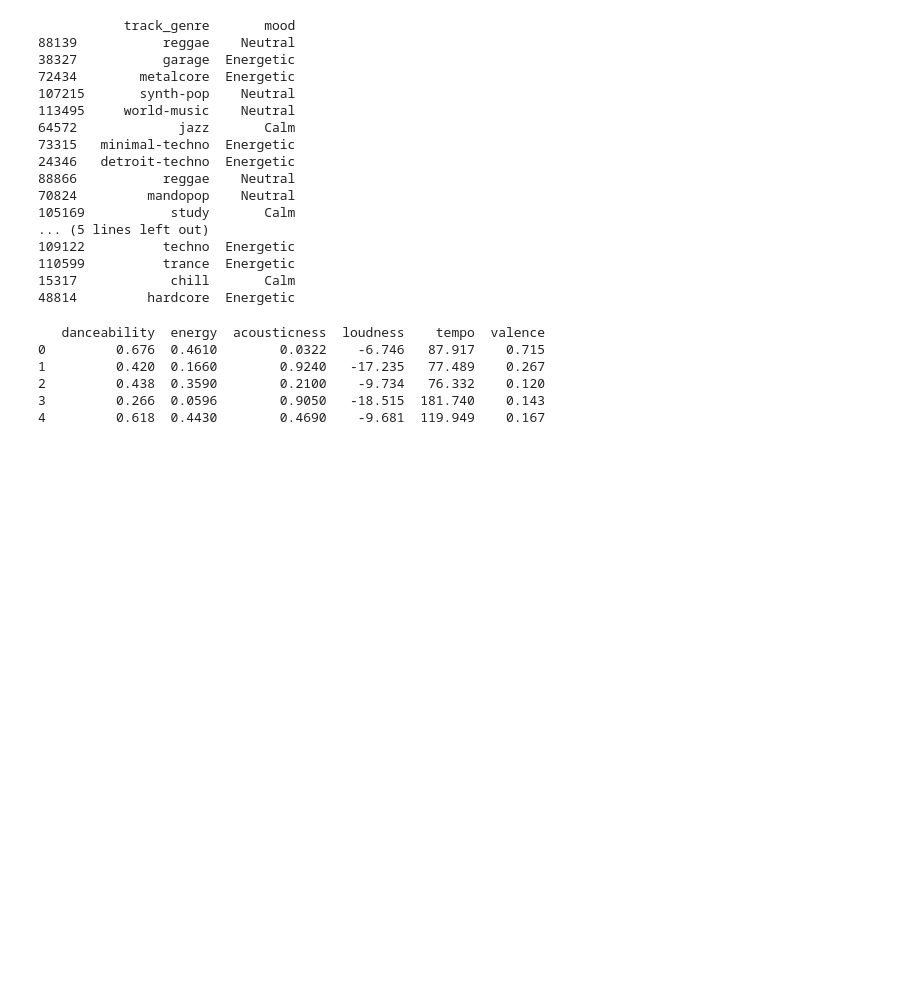
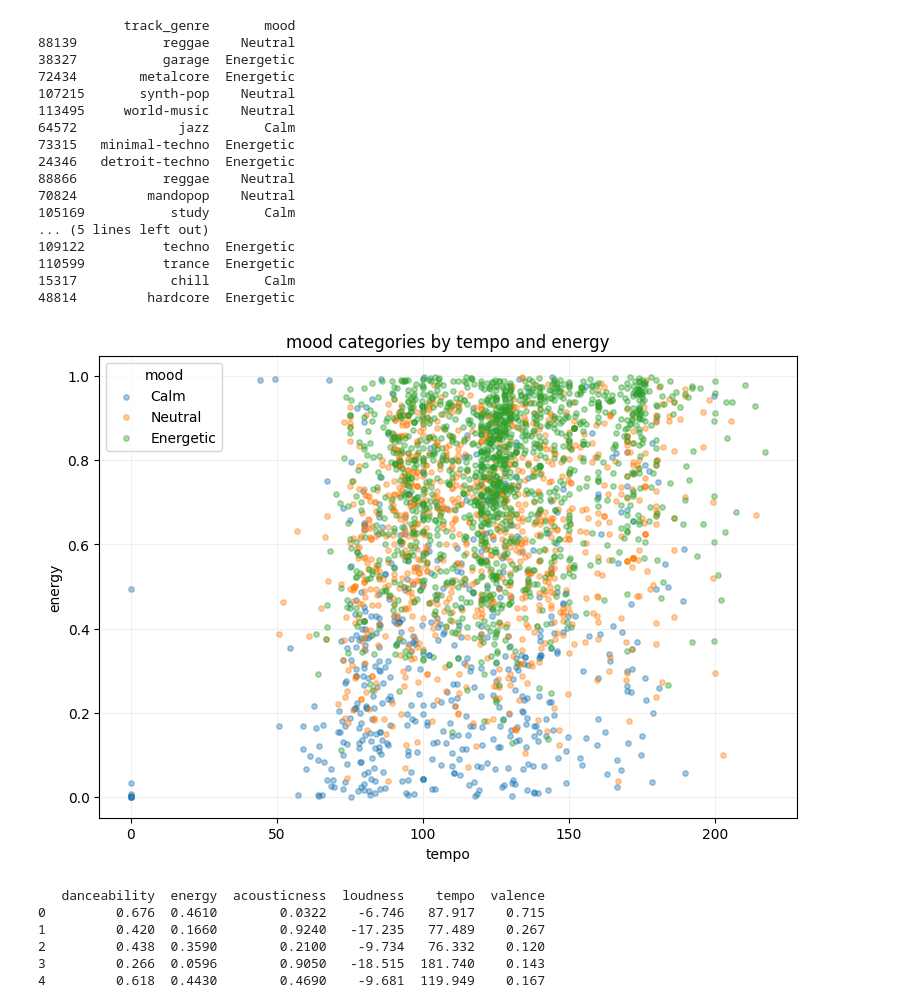
Before and after one commit to jess1507/ML_project, a Jupyter notebook: notebooks/project.ipynb, the cells around one changed output. Drawn from its saved outputs; the diff is of its cells as text; code cells hidden in the pictures; blank space fills up the shorter version.

```diff
--- a/notebooks/project.ipynb
+++ b/notebooks/project.ipynb
@@ -185,6 +185,32 @@ print(df[["track_genre", "mood"]].sample(20))
 110599          trance  Energetic
 15317            chill       Calm
 48814         hardcore  Energetic
+# %%
+import matplotlib.pyplot as plt
+
+mood_column = "mood"
+plot_sample = df.sample(
+    n=min(3000, len(df)),
+    random_state=42
+)
+plt.figure(figsize=(9, 6))
+for mood in plot_sample[mood_column].dropna().unique():
+    mood_data = plot_sample[plot_sample[mood_column] == mood]
+    plt.scatter(
+        mood_data["tempo"],
+        mood_data["energy"],
+        label=mood,
+        alpha=0.4,
+        s=15
+    )
+plt.xlabel("tempo")
+plt.ylabel("energy")
+plt.title("mood categories by tempo and energy")
+plt.legend(title="mood")
+plt.grid(alpha=0.2)
+plt.show()
+# %% [output]
+[figure, added]
 # %%
 features = ["danceability","energy","acousticness","loudness","tempo","valence"
 ]
```
Also changed, not shown: parts of 2 cells of this notebook.
